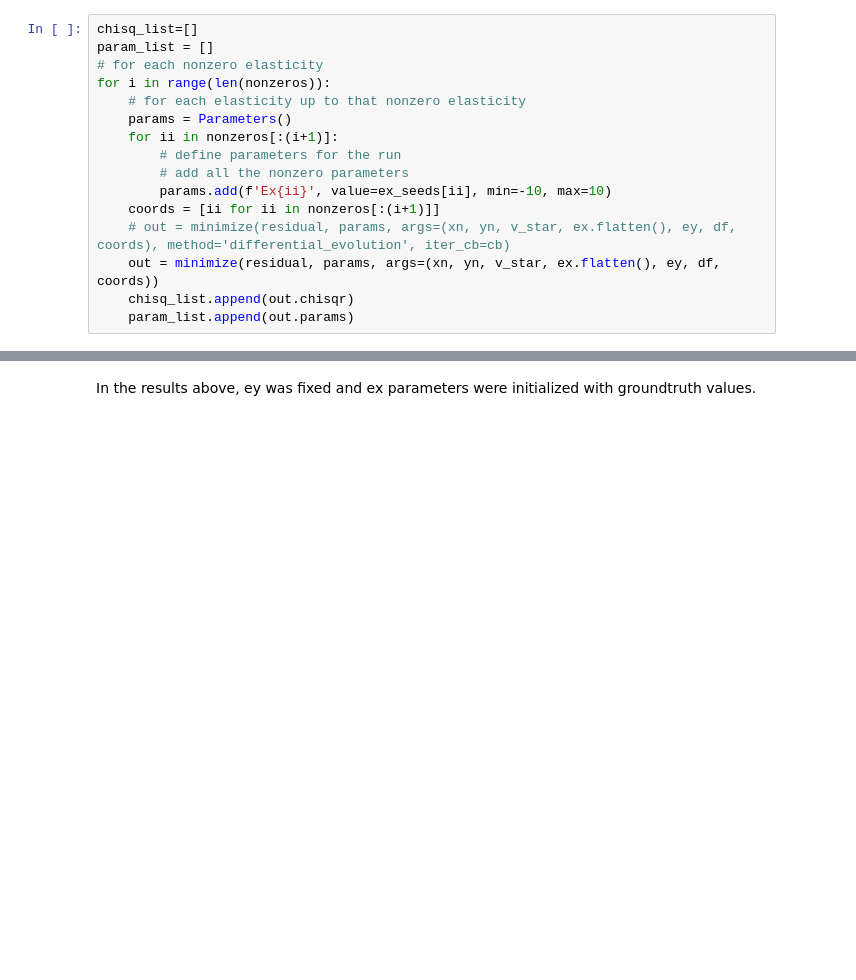
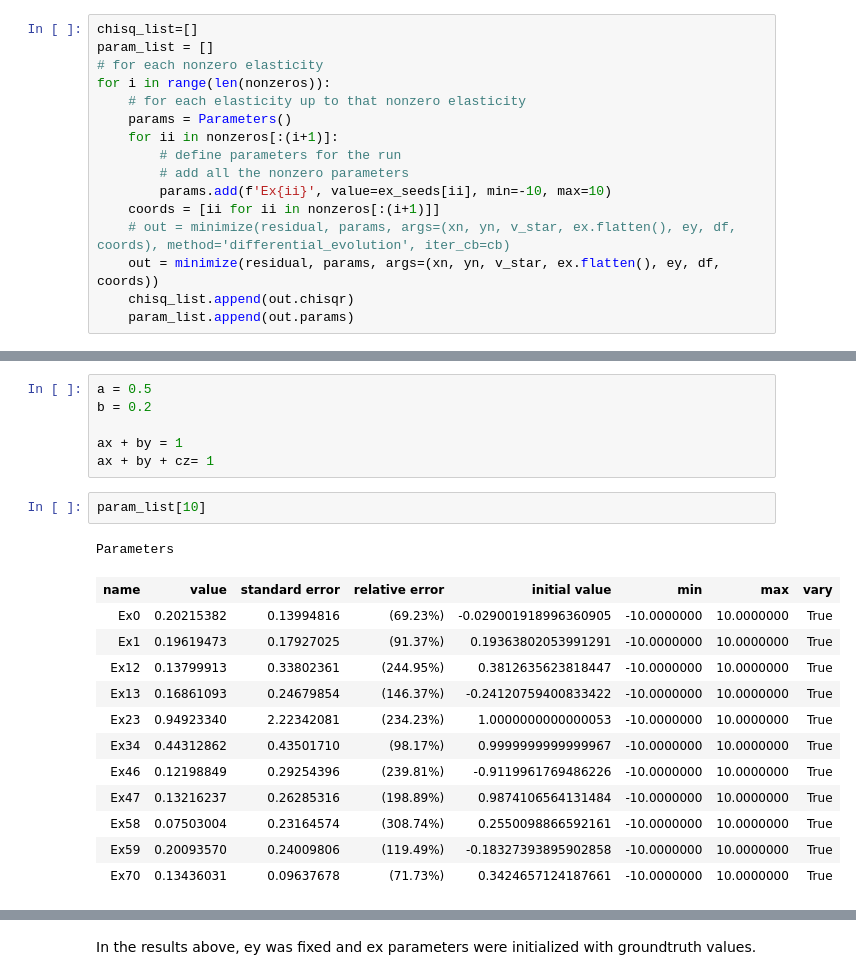
Before and after one commit to janisshin/classical-linlog, a Jupyter notebook: notebooks/test.ipynb, the cells around one changed output, grey strips where cells are left out. Saved outputs shown, nothing was run; the diff lists cells and outputs as text; blank space fills up the shorter version.

```diff
--- a/test.ipynb
+++ b/notebooks/test.ipynb
@@ -322,0 +358,22 @@ Text(0, 0.5, 'chisqr')
+# %%
+a = 0.5
+b = 0.2
+
+ax + by = 1
+ax + by + cz= 1
+# %%
+param_list[10]
+# %% [output]
+Parameters
+| name | value | standard error | relative error | initial value | min | max | vary |
+| Ex0 | 0.20215382 | 0.13994816 | (69.23%) | -0.029001918996360905 | -10.0000000 | 10.0000000 | True |
+| Ex1 | 0.19619473 | 0.17927025 | (91.37%) | 0.19363802053991291 | -10.0000000 | 10.0000000 | True |
+| Ex12 | 0.13799913 | 0.33802361 | (244.95%) | 0.3812635623818447 | -10.0000000 | 10.0000000 | True |
+| Ex13 | 0.16861093 | 0.24679854 | (146.37%) | -0.24120759400833422 | -10.0000000 | 10.0000000 | True |
+| Ex23 | 0.94923340 | 2.22342081 | (234.23%) | 1.0000000000000053 | -10.0000000 | 10.0000000 | True |
+| Ex34 | 0.44312862 | 0.43501710 | (98.17%) | 0.9999999999999967 | -10.0000000 | 10.0000000 | True |
+| Ex46 | 0.12198849 | 0.29254396 | (239.81%) | -0.9119961769486226 | -10.0000000 | 10.0000000 | True |
+| Ex47 | 0.13216237 | 0.26285316 | (198.89%) | 0.9874106564131484 | -10.0000000 | 10.0000000 | True |
+| Ex58 | 0.07503004 | 0.23164574 | (308.74%) | 0.2550098866592161 | -10.0000000 | 10.0000000 | True |
+| Ex59 | 0.20093570 | 0.24009806 | (119.49%) | -0.18327393895902858 | -10.0000000 | 10.0000000 | True |
+| Ex70 | 0.13436031 | 0.09637678 | (71.73%) | 0.3424657124187661 | -10.0000000 | 10.0000000 | True |
```
Also changed, not shown: parts of 17 cells of this notebook, 4 other files.
